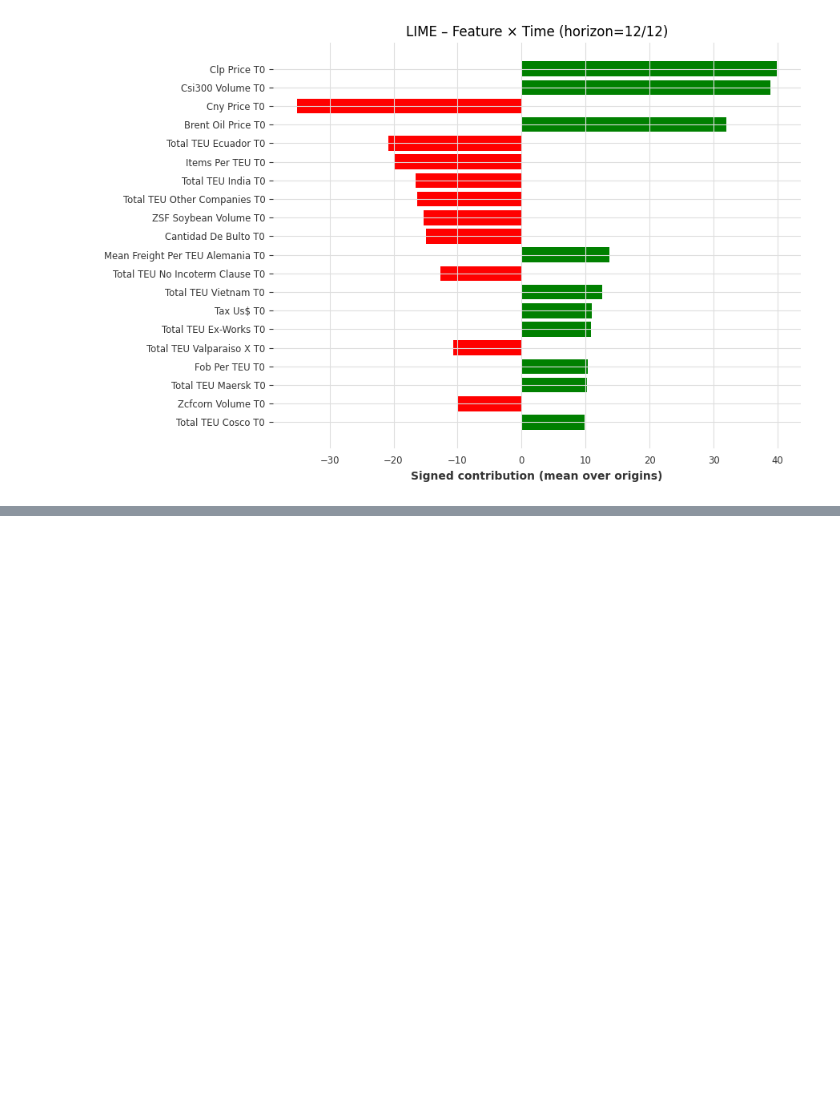
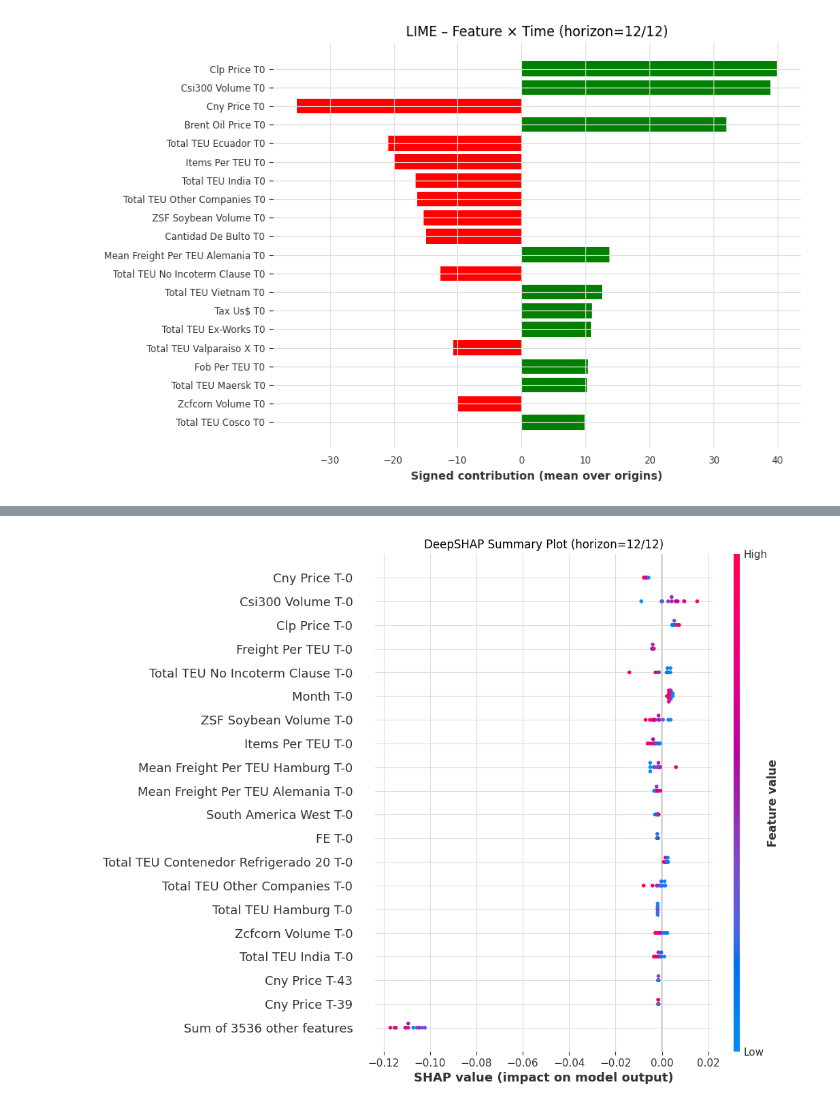
Before and after one commit to jpm0112/shippingNN, a Jupyter notebook: notebooks/lime_kz.ipynb, the cells around one changed output, grey strips where cells are left out. Saved outputs shown, nothing was run; the diff lists cells and outputs as text; code cells hidden in the pictures; blank space fills up the shorter version.

Commit message:
added deep shap

```diff
--- a/notebooks/lime_kz.ipynb
+++ b/notebooks/lime_kz.ipynb
@@ -747,0 +1000,40 @@ plt.close()
+# %%
+
+# ------------------------------------------------------------
+# 9) SHAP Summary Plot (beeswarm style)
+# ------------------------------------------------------------
+# Reshape for SHAP's built-in plotting
+shap_flat = shap_values.reshape(N_EXPLAIN, -1)  # (N_EXPLAIN, T * n_cov)
+X_flat = X_explain.reshape(N_EXPLAIN, -1)       # (N_EXPLAIN, T * n_cov)
+
+# Create feature names for flattened data
+flat_feature_names = []
+for t in range(T):
+    lag = T - 1 - t
+    for col in feature_cols:
+        flat_feature_names.append(f"{col}_t-{lag}")
+
+# Pretty names
+flat_feature_names_pretty = rename_specific(
+    [prettify(f) for f in flat_feature_names]
+)
+
+# Create SHAP Explanation object for built-in plots
+explanation = shap.Explanation(
+    values=shap_flat,
+    base_values=np.zeros(N_EXPLAIN),  # DeepSHAP normalizes around 0
+    data=X_flat,
+    feature_names=flat_feature_names_pretty
+)
+
+plt.figure(figsize=(12, 8))
+shap.plots.beeswarm(explanation, max_display=20, show=False)
+plt.title(f"DeepSHAP Summary Plot (horizon={HORIZON_TO_EXPLAIN + 1}/{H})")
+plt.savefig(
+    f"plots/deepshap_beeswarm_{target_col}_H{test_size}.png",
+    dpi=200,
+    bbox_inches="tight"
+)
+plt.show()
+# %% [output]
+[figure, added]
```
Also changed, not shown: parts of 18 cells of this notebook, 21 other files.
